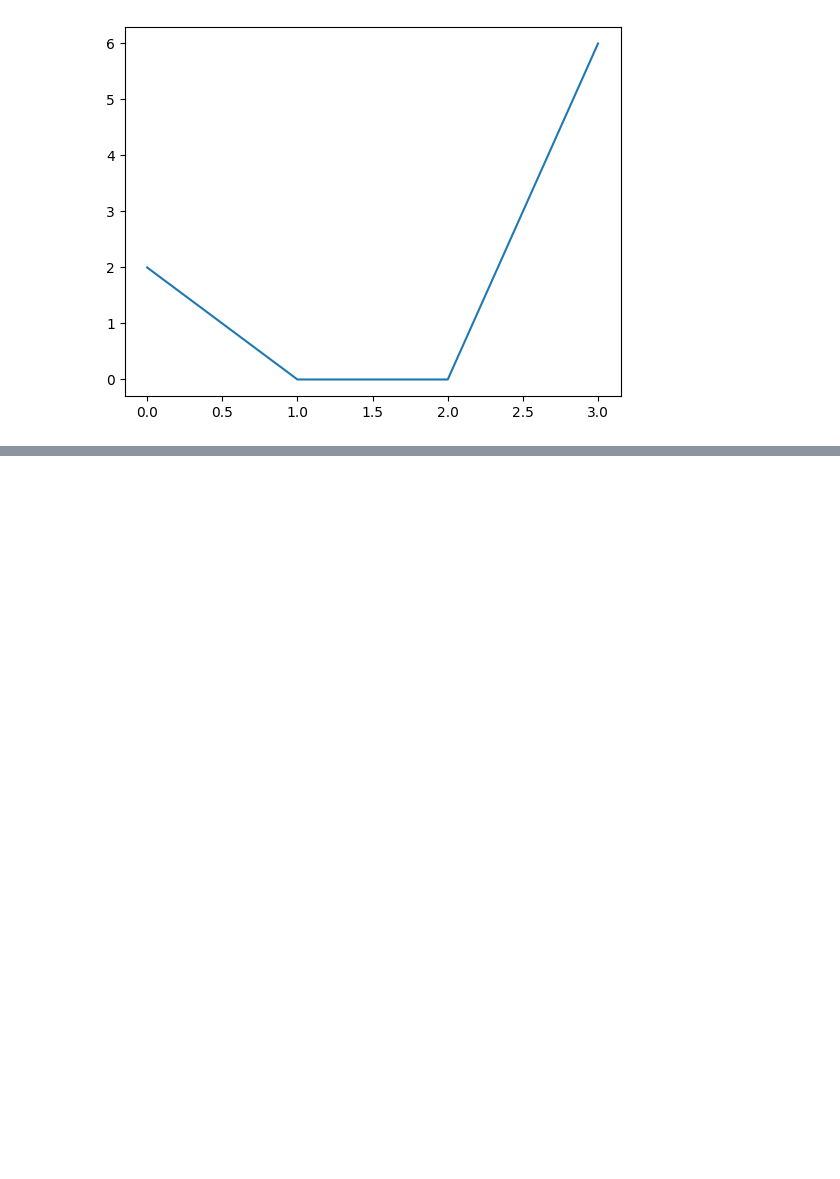
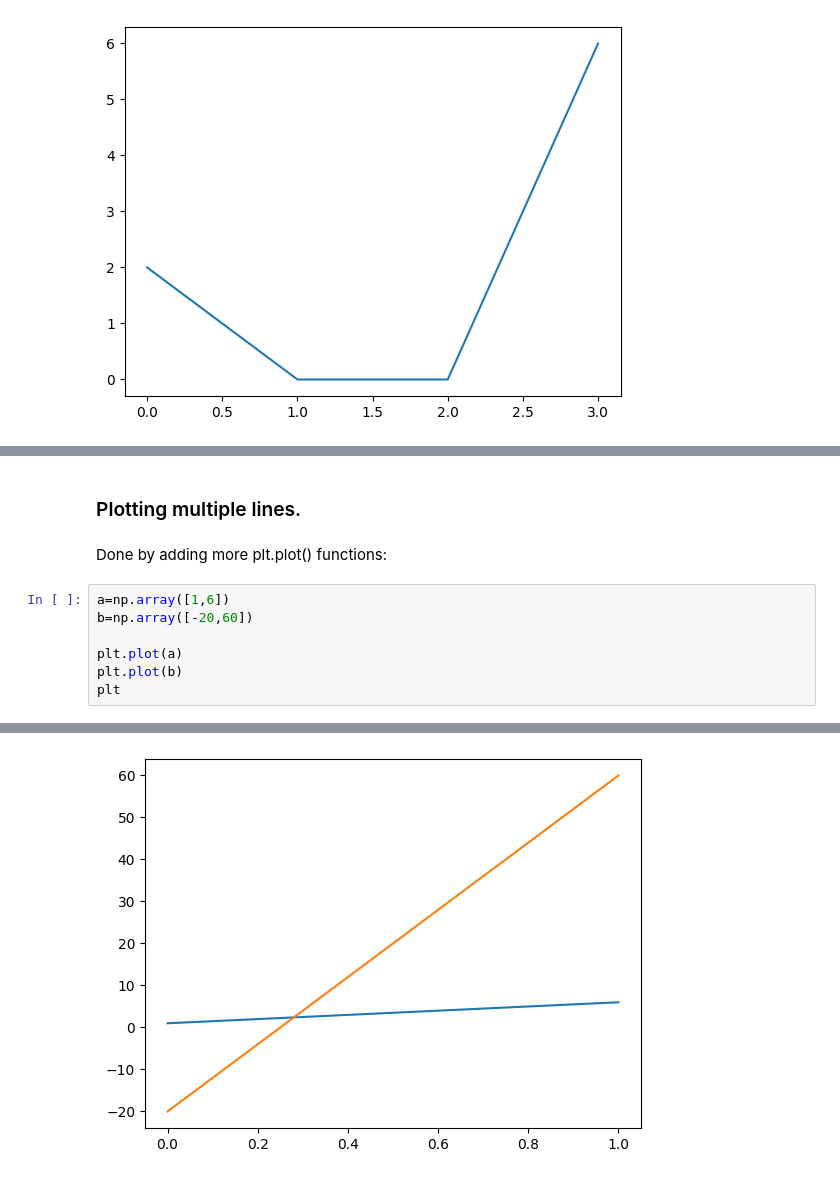
Before and after one commit to kibuba-njihia/mastering-matplotlib, a Jupyter notebook: matplotlib.ipynb, the cells around one changed output, grey strips where cells are left out. Cells and saved outputs as stored; diff of their text form; blank space fills up the shorter version.

```diff
--- a/matplotlib.ipynb
+++ b/matplotlib.ipynb
@@ -36,0 +48,12 @@ plt.show()
+# %% [markdown]
+### Plotting multiple lines.
+# %% [markdown]
+Done by adding more plt.plot() functions:
+# %%
+a=np.array([1,6])
+b=np.array([-20,60])
+
+plt.plot(a)
+plt.plot(b)
+plt
+# %% [output]
@@ -36,0 +61 @@ plt.show()
+[figure, added]
```
Also changed, not shown: parts of 11 cells of this notebook.
